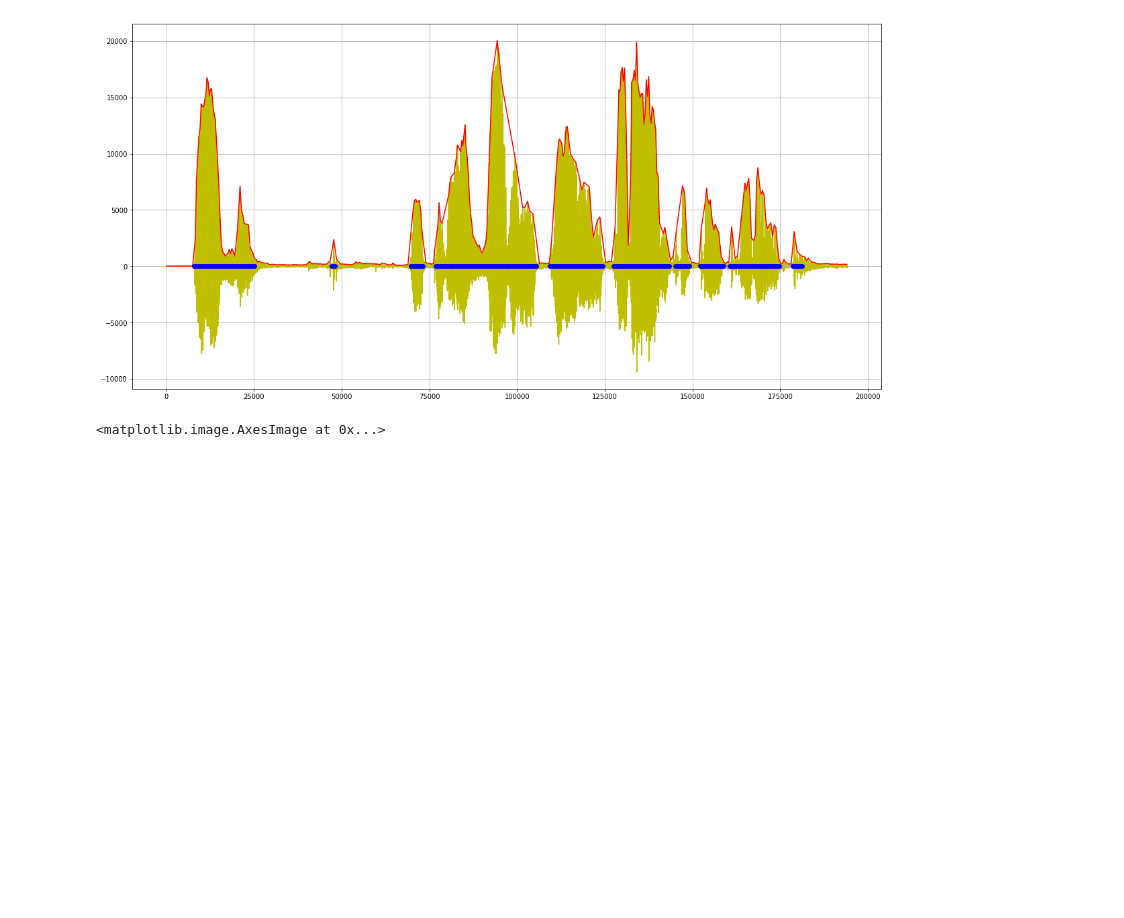
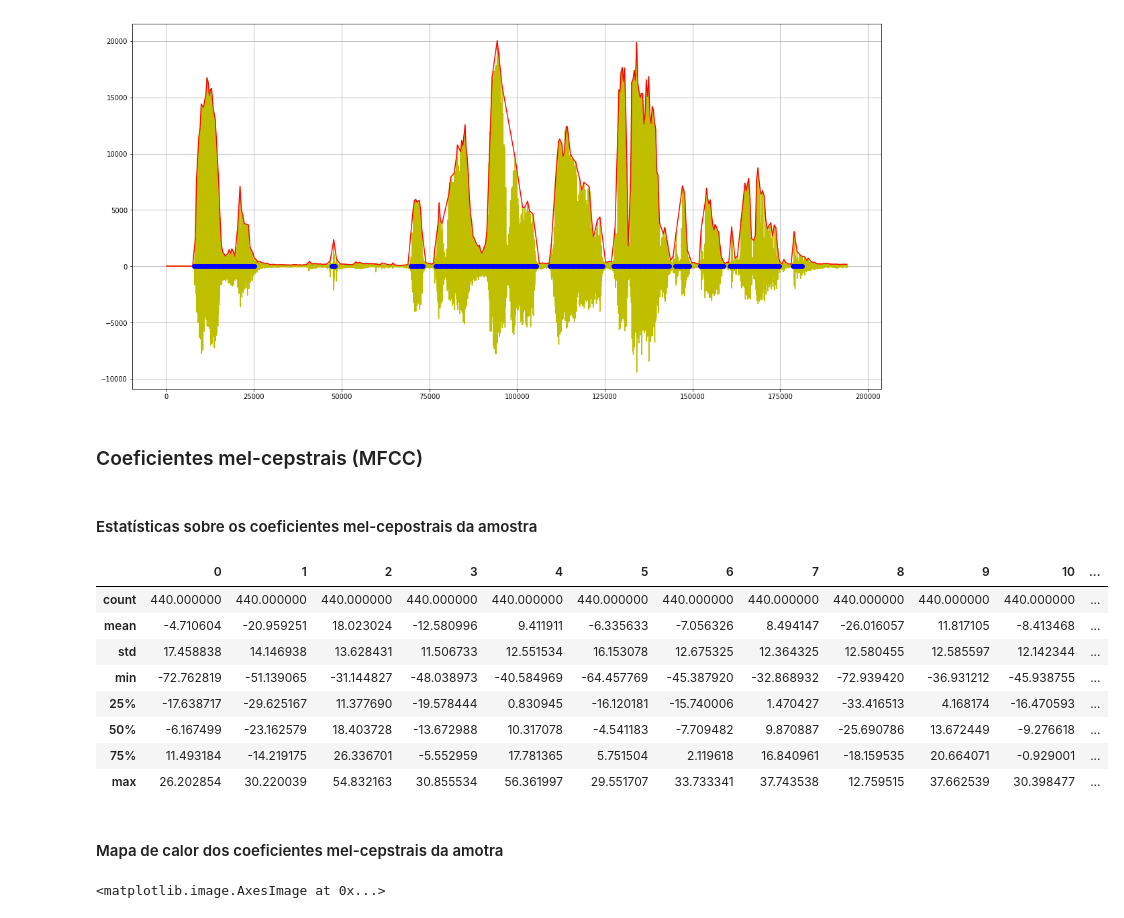
Before and after one commit to bigdatamatta/speechsplit, a Jupyter notebook: data_exploration.ipynb, the cells around one changed output. Cells and saved outputs as stored; diff of their text form; code cells hidden in the pictures; blank space fills up the shorter version.

```diff
--- a/data_exploration.ipynb
+++ b/data_exploration.ipynb
@@ -99,5 +126,23 @@ plot_wave_with_upper_bound_and_audible_points(speaker_sample, 300)
 # %% [output]
 [figure]
+# %% [markdown]
+### Coeficientes mel-cepstrais (MFCC)
+# %% [markdown]
+#### Estatísticas sobre os coeficientes mel-cepostrais da amostra
+# %%
+pd.DataFrame(mfcc_speaker).describe()
+# %% [output]
+|  | 0 | 1 | 2 | 3 | 4 | 5 | 6 | 7 | 8 | 9 | 10 | ... |
+| count | 440.000000 | 440.000000 | 440.000000 | 440.000000 | 440.000000 | 440.000000 | 440.000000 | 440.000000 | 440.000000 | 440.000000 | 440.000000 | ... |
+| mean | -4.710604 | -20.959251 | 18.023024 | -12.580996 | 9.411911 | -6.335633 | -7.056326 | 8.494147 | -26.016057 | 11.817105 | -8.413468 | ... |
+| std | 17.458838 | 14.146938 | 13.628431 | 11.506733 | 12.551534 | 16.153078 | 12.675325 | 12.364325 | 12.580455 | 12.585597 | 12.142344 | ... |
+| min | -72.762819 | -51.139065 | -31.144827 | -48.038973 | -40.584969 | -64.457769 | -45.387920 | -32.868932 | -72.939420 | -36.931212 | -45.938755 | ... |
+| 25% | -17.638717 | -29.625167 | 11.377690 | -19.578444 | 0.830945 | -16.120181 | -15.740006 | 1.470427 | -33.416513 | 4.168174 | -16.470593 | ... |
+| 50% | -6.167499 | -23.162579 | 18.403728 | -13.672988 | 10.317078 | -4.541183 | -7.709482 | 9.870887 | -25.690786 | 13.672449 | -9.276618 | ... |
+| 75% | 11.493184 | -14.219175 | 26.336701 | -5.552959 | 17.781365 | 5.751504 | 2.119618 | 16.840961 | -18.159535 | 20.664071 | -0.929001 | ... |
+| max | 26.202854 | 30.220039 | 54.832163 | 30.855534 | 56.361997 | 29.551707 | 33.733341 | 37.743538 | 12.759515 | 37.662539 | 30.398477 | ... |
+# %% [markdown]
+#### Mapa de calor dos coeficientes mel-cepstrais da amotra
 # %%
 plt.imshow(np.transpose(mfcc_speaker), cmap=plt.cm.jet, aspect='auto')
 # %% [output]
```
Also changed, not shown: parts of 29 cells of this notebook.
